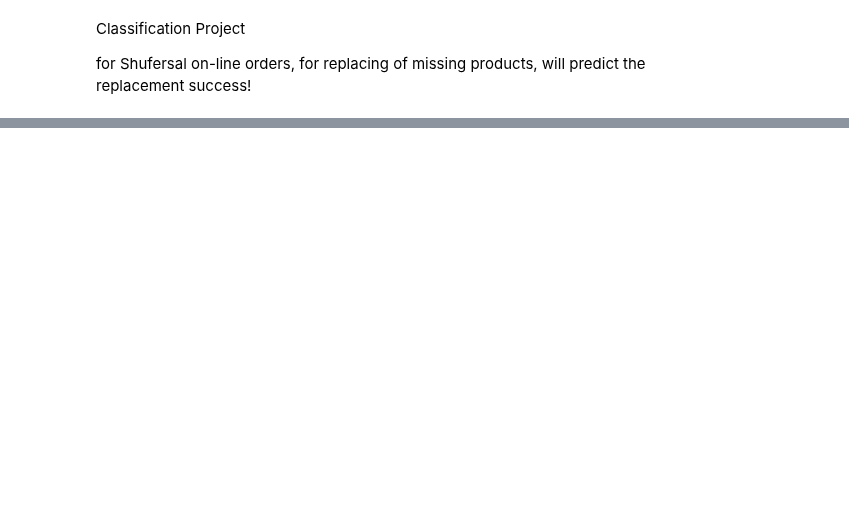
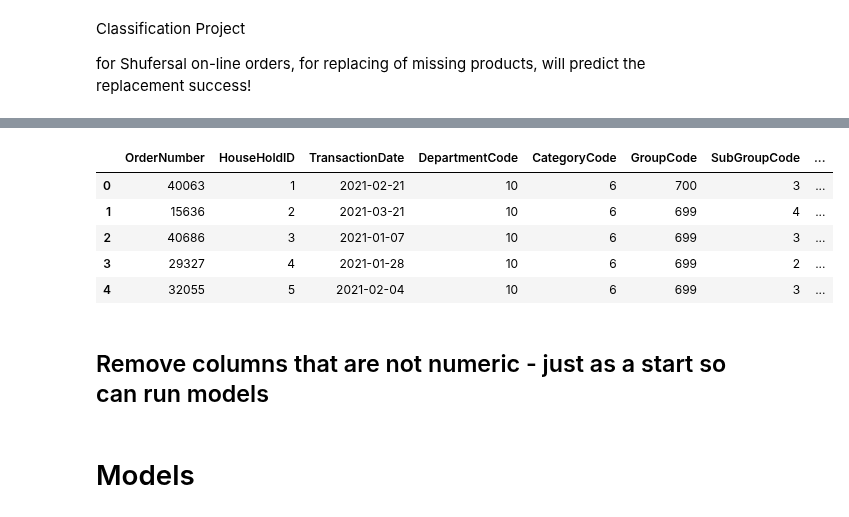
Before and after one commit to DanielKorenDataScience/ClassificationProject, a Jupyter notebook: Classification_Project_Shufersal.ipynb, the cells around one changed output, grey strips where cells are left out. Drawn from its saved outputs; the diff is of its cells as text; code cells hidden in the pictures; blank space fills up the shorter version.

```diff
--- a/Classification_Project_Shufersal.ipynb
+++ b/Classification_Project_Shufersal.ipynb
@@ -110,0 +149,11 @@ df.shape
+# %%
+df.head()
+# %% [output]
+|  | OrderNumber | HouseHoldID | TransactionDate | DepartmentCode | CategoryCode | GroupCode | SubGroupCode | ... |
+| 0 | 40063 | 1 | 2021-02-21 | 10 | 6 | 700 | 3 | ... |
+| 1 | 15636 | 2 | 2021-03-21 | 10 | 6 | 699 | 4 | ... |
+| 2 | 40686 | 3 | 2021-01-07 | 10 | 6 | 699 | 3 | ... |
+| 3 | 29327 | 4 | 2021-01-28 | 10 | 6 | 699 | 2 | ... |
+| 4 | 32055 | 5 | 2021-02-04 | 10 | 6 | 699 | 3 | ... |
+# %% [markdown]
+## Remove columns that are not numeric - just as a start so can run models
@@ -110,0 +162,2 @@ df.shape
+# %% [markdown]
+# Models
```
Also changed, not shown: parts of 15 cells of this notebook.
